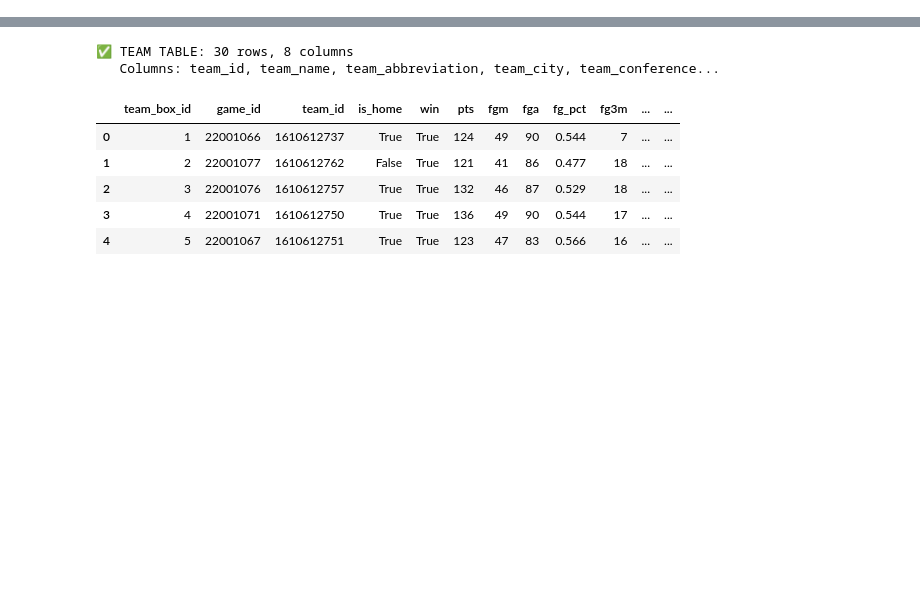
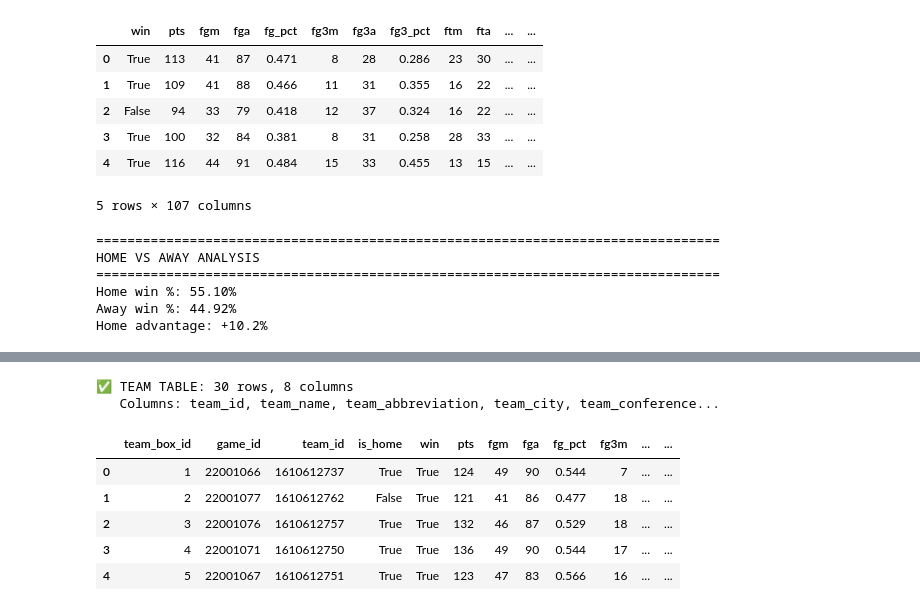
Before and after one commit to nealkuperman/Data_Science_I_project, a Jupyter notebook: scripts/NBA code3(testing ver.).ipynb, the cells around one changed output, grey strips where cells are left out. Saved outputs shown, nothing was run; the diff lists cells and outputs as text; code cells hidden in the pictures; blank space fills up the shorter version.

```diff
--- a/scripts/NBA code3(testing ver.).ipynb
+++ b/scripts/NBA code3(testing ver.).ipynb
@@ -7,0 +61,30 @@ warnings.filterwarnings('ignore')
+# %%
+in_game_factors = ['win', 'pts', 'fgm', 'fga', 'fg_pct', 'fg3m', 'fg3a', 'fg3_pct', 'ftm', 'fta', 'ft_pct', 'oreb', 'dreb', 'reb', 'ast', 'tov',
+ 'stl', 'blk', 'blka', 'pf', 'pfd', 'pace', 'poss','days_rest', 'wins_last_10', 'wins_last_5', 'win_percentage', 'win_percentage_last_10',
+    'win_percentage_last_5', 'is_home', 'is_back_to_back',
+    'diff_win_percentage', 'diff_win_percentage_last_10', 'diff_win_percentage_last_5',
+    'diff_wins_last_10', 'diff_wins_last_5', 'diff_days_rest',
+    'ast_average', 'blk_average', 'blka_average', 'dreb_average', 'fg3a_average',
+    'fg3m_average', 'fga_average', 'fgm_average', 'fta_average', 'ftm_average',
+    'oreb_average', 'pace_average', 'pf_average', 'pfd_average', 'pts_average',
+    'reb_average', 'stl_average', 'tov_average',
+    'diff_ast_average', 'diff_blk_average', 'diff_blka_average', 'diff_dreb_average',
+    'diff_fg3a_average', 'diff_fg3m_average', 'diff_fga_average', 'diff_fgm_average',
+    'diff_fta_average', 'diff_ftm_average', 'diff_oreb_average', 'diff_pace_average',
+    'diff_pf_average', 'diff_pfd_average', 'diff_pts_average', 'diff_stl_average',
+    'diff_tov_average',
+    'ast_rolling_mean_prev_5', 'blk_rolling_mean_prev_5', 'blka_rolling_mean_prev_5',
+    'dreb_rolling_mean_prev_5', 'fg3a_rolling_mean_prev_5', 'fg3m_rolling_mean_prev_5',
+    'fga_rolling_mean_prev_5', 'fgm_rolling_mean_prev_5', 'fta_rolling_mean_prev_5',
+    'ftm_rolling_mean_prev_5', 'oreb_rolling_mean_prev_5', 'pace_rolling_mean_prev_5',
+    'pf_rolling_mean_prev_5', 'pfd_rolling_mean_prev_5', 'pts_rolling_mean_prev_5',
+    'reb_rolling_mean_prev_5', 'stl_rolling_mean_prev_5', 'tov_rolling_mean_prev_5',
+    'diff_ast_rolling_mean_prev_5', 'diff_blk_rolling_mean_prev_5', 'diff_blka_rolling_mean_prev_5',
+    'diff_dreb_rolling_mean_prev_5', 'diff_fg3a_rolling_mean_prev_5', 'diff_fg3m_rolling_mean_prev_5',
+    'diff_fga_rolling_mean_prev_5', 'diff_fgm_rolling_mean_prev_5', 'diff_fta_rolling_mean_prev_5',
+    'diff_ftm_rolling_mean_prev_5', 'diff_oreb_rolling_mean_prev_5', 'diff_pace_rolling_mean_prev_5',
+    'diff_pf_rolling_mean_prev_5', 'diff_pfd_rolling_mean_prev_5', 'diff_pts_rolling_mean_prev_5',
+    'diff_stl_rolling_mean_prev_5', 'diff_tov_rolling_mean_prev_5'
+]
+
+in_game_df = clean_data_df[in_game_factors]
@@ -7,0 +101,10 @@ warnings.filterwarnings('ignore')
+# %%
+in_game_df.head()
+# %% [output]
+|  | win | pts | fgm | fga | fg_pct | fg3m | fg3a | fg3_pct | ftm | fta | ... | ... |
+| 0 | True | 113 | 41 | 87 | 0.471 | 8 | 28 | 0.286 | 23 | 30 | ... | ... |
+| 1 | True | 109 | 41 | 88 | 0.466 | 11 | 31 | 0.355 | 16 | 22 | ... | ... |
+| 2 | False | 94 | 33 | 79 | 0.418 | 12 | 37 | 0.324 | 16 | 22 | ... | ... |
+| 3 | True | 100 | 32 | 84 | 0.381 | 8 | 31 | 0.258 | 28 | 33 | ... | ... |
+| 4 | True | 116 | 44 | 91 | 0.484 | 15 | 33 | 0.455 | 13 | 15 | ... | ... |
+5 rows × 107 columns
@@ -7,0 +113,19 @@ warnings.filterwarnings('ignore')
+# %%
+# HOME vs AWAY Performance
+print("="*80)
+print("HOME VS AWAY ANALYSIS")
+print("="*80)
+
+home_win_pct = in_game_df[in_game_df['is_home'] == 1]['win'].mean()
+away_win_pct = in_game_df[in_game_df['is_home'] == 0]['win'].mean()
+
+print(f"Home win %: {home_win_pct:.2%}")
+print(f"Away win %: {away_win_pct:.2%}")
+print(f"Home advantage: +{(home_win_pct - away_win_pct)*100:.1f}%")
+# %% [output]
+================================================================================
+HOME VS AWAY ANALYSIS
+================================================================================
+Home win %: 55.10%
+Away win %: 44.92%
+Home advantage: +10.2%
```
Also changed, not shown: parts of 12 cells of this notebook.
